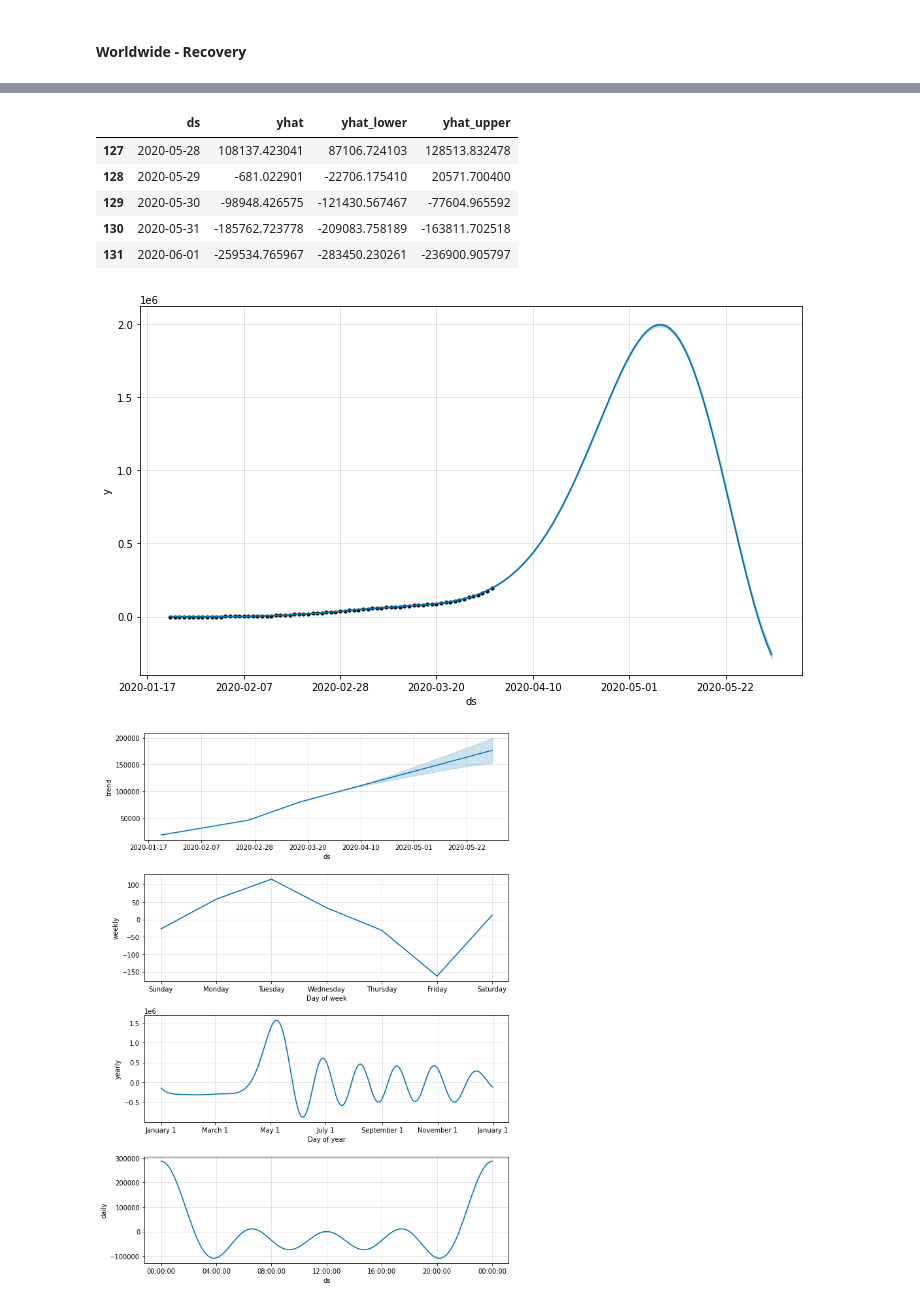
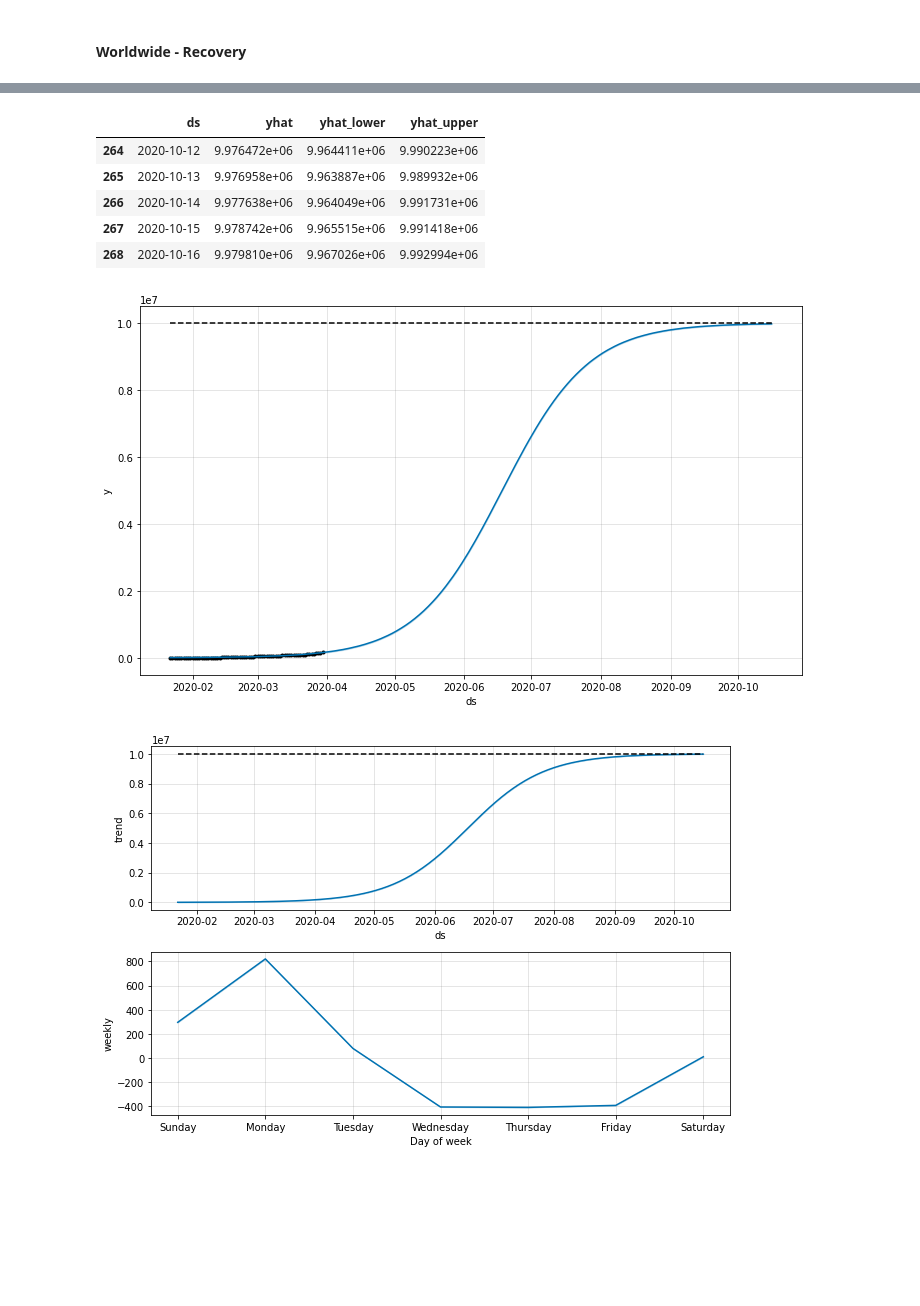
Before and after one commit to SBGitHub21/Sharing_Work, a Jupyter notebook: Predict_the_Spread_of_Covid_19.ipynb, the cells around one changed output, grey strips where cells are left out. Cells and saved outputs as stored; diff of their text form; code cells hidden in the pictures; blank space fills up the shorter version.

```diff
--- a/Predict_the_Spread_of_Covid_19.ipynb
+++ b/Predict_the_Spread_of_Covid_19.ipynb
@@ -9,7 +4,7 @@ Drive already mounted at /content/drive; to attempt to forcibly remount, call dr
 ### Data Collection and Preprocessing
 # %%
 import pandas as pd
-df = pd.read_csv('/content/drive/My Drive/BI_project_Covid/covid_19_data.csv',parse_dates=['Last Update'],index_col=0)
+df = pd.read_csv('/content/drive/My Drive/Covid_Data/novel-corona-virus-2019-dataset/covid_19_data.csv',parse_dates=['Last Update'],index_col=0)
 #parsing according to the last update datetime column
 #serial number as index
 df.rename(columns={'ObservationDate':'Date', 'Country/Region':'Country'}, inplace=True)
@@ -430,5 +440,8 @@ m.plot_components(forecast);
 #### Worldwide - Recovery
 # %%
 #fixing data
+recovered = df.groupby('Date').sum()['Recovered'].reset_index()
 recovered.columns = ['ds','y']
 recovered['ds'] = pd.to_datetime(recovered['ds'])
+recovered['cap']= 10000000
+recovered.head()
@@ -435,6 +455,6 @@ recovered['ds'] = pd.to_datetime(recovered['ds'])
 # %%
-m = Prophet(interval_width=0.95,yearly_seasonality=True,daily_seasonality=True)
-m.fit(recovered)
-future = m.make_future_dataframe(periods=61)
+m2 = Prophet(interval_width=0.95,growth = 'logistic',n_changepoints=5)
+m2.fit(recovered)
+future = m2.make_future_dataframe(periods=200)
 future.tail()
 # %% [output]
@@ -447,18 +469,19 @@ future.tail()
 # %%
-forecast = m.predict(future)
+future['cap']=10000000
+forecast = m2.predict(future)
 forecast[['ds', 'yhat', 'yhat_lower', 'yhat_upper']].tail()
 # %% [output]
 |  | ds | yhat | yhat_lower | yhat_upper |
-| 127 | 2020-05-28 | 108137.423041 | 87106.724103 | 128513.832478 |
-| 128 | 2020-05-29 | -681.022901 | -22706.175410 | 20571.700400 |
-| 129 | 2020-05-30 | -98948.426575 | -121430.567467 | -77604.965592 |
-| 130 | 2020-05-31 | -185762.723778 | -209083.758189 | -163811.702518 |
-| 131 | 2020-06-01 | -259534.765967 | -283450.230261 | -236900.905797 |
+| 264 | 2020-10-12 | 9.976472e+06 | 9.964411e+06 | 9.990223e+06 |
+| 265 | 2020-10-13 | 9.976958e+06 | 9.963887e+06 | 9.989932e+06 |
+| 266 | 2020-10-14 | 9.977638e+06 | 9.964049e+06 | 9.991731e+06 |
+| 267 | 2020-10-15 | 9.978742e+06 | 9.965515e+06 | 9.991418e+06 |
+| 268 | 2020-10-16 | 9.979810e+06 | 9.967026e+06 | 9.992994e+06 |
 # %%
-fig1 = m.plot(forecast)
+fig = m2.plot(forecast)
 # %% [output]
-[figure, old version]
+[figure, new version]
 # %%
-m.plot_components(forecast);
+m2.plot_components(forecast);
 # %% [output]
-[figure, old version]
+[figure, new version]
```
Also changed, not shown: parts of 39 cells of this notebook.
